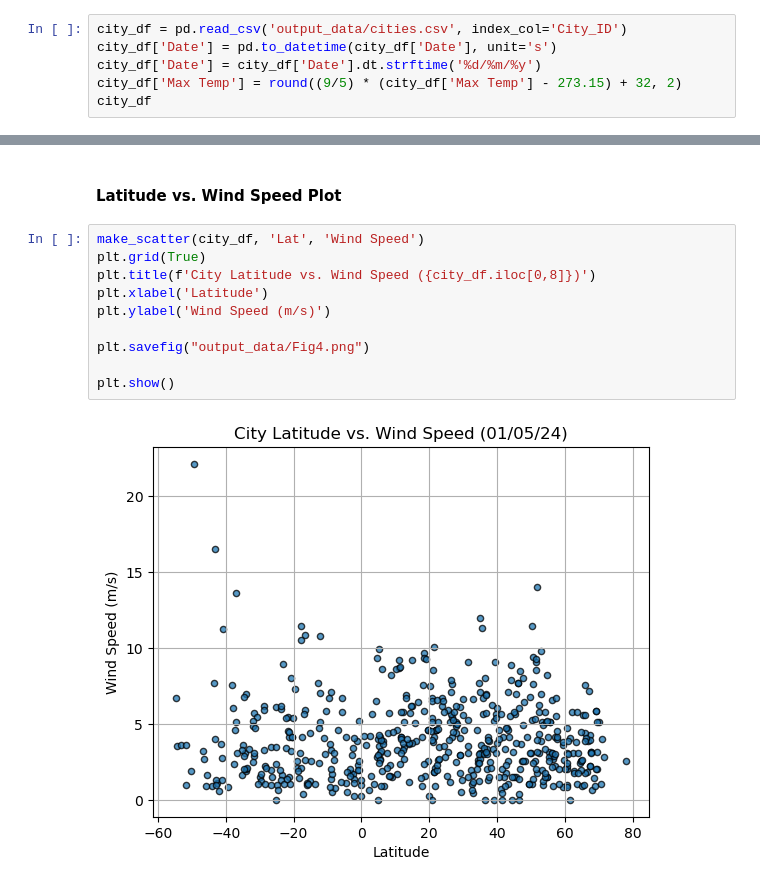
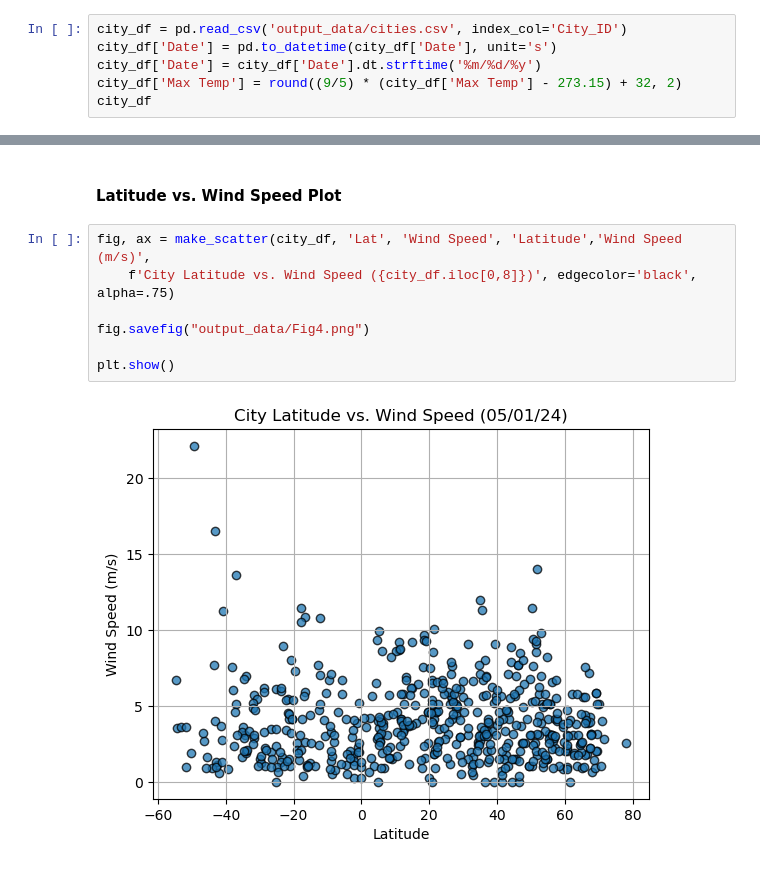
Before and after one commit to SaadNasir92/Equator_Analysis, a Jupyter notebook: WeatherPy1.ipynb, the cells around one changed output, grey strips where cells are left out. Drawn from its saved outputs; the diff is of its cells as text.

```diff
--- a/WeatherPy1.ipynb
+++ b/WeatherPy1.ipynb
@@ -163,7 +163,7 @@ from util.functions import make_scatter
 # %%
 city_df = pd.read_csv('output_data/cities.csv', index_col='City_ID')
 city_df['Date'] = pd.to_datetime(city_df['Date'], unit='s')
-city_df['Date'] = city_df['Date'].dt.strftime('%d/%m/%y')
+city_df['Date'] = city_df['Date'].dt.strftime('%m/%d/%y')
 city_df['Max Temp'] = round((9/5) * (city_df['Max Temp'] - 273.15) + 32, 2)
 city_df
 # %% [output]
@@ -228,14 +221,11 @@ plt.show()
 # %% [markdown]
 #### Latitude vs. Wind Speed Plot
 # %%
-make_scatter(city_df, 'Lat', 'Wind Speed')
-plt.grid(True)
-plt.title(f'City Latitude vs. Wind Speed ({city_df.iloc[0,8]})')
-plt.xlabel('Latitude')
-plt.ylabel('Wind Speed (m/s)')
+fig, ax = make_scatter(city_df, 'Lat', 'Wind Speed', 'Latitude','Wind Speed (m/s)',
+    f'City Latitude vs. Wind Speed ({city_df.iloc[0,8]})', edgecolor='black', alpha=.75)
 
-plt.savefig("output_data/Fig4.png")
+fig.savefig("output_data/Fig4.png")
 
 plt.show()
 # %% [output]
-[figure, old version]
+[figure, new version]
```
Also changed, not shown: parts of 4 cells of this notebook, 5 other files.
